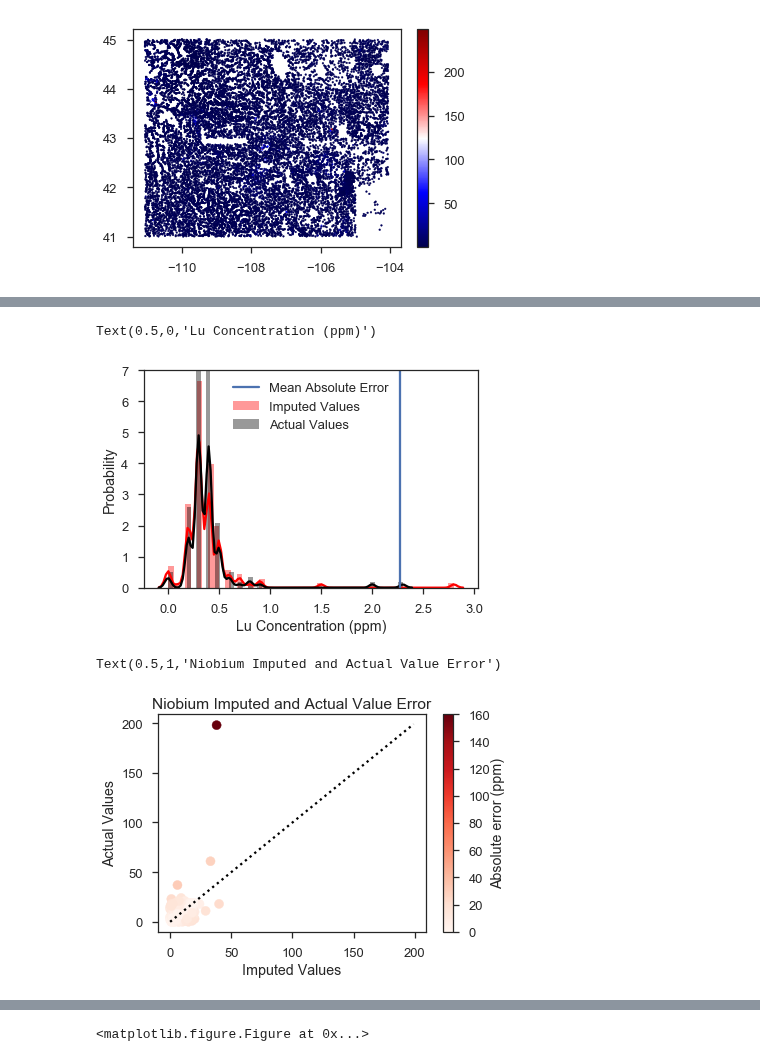
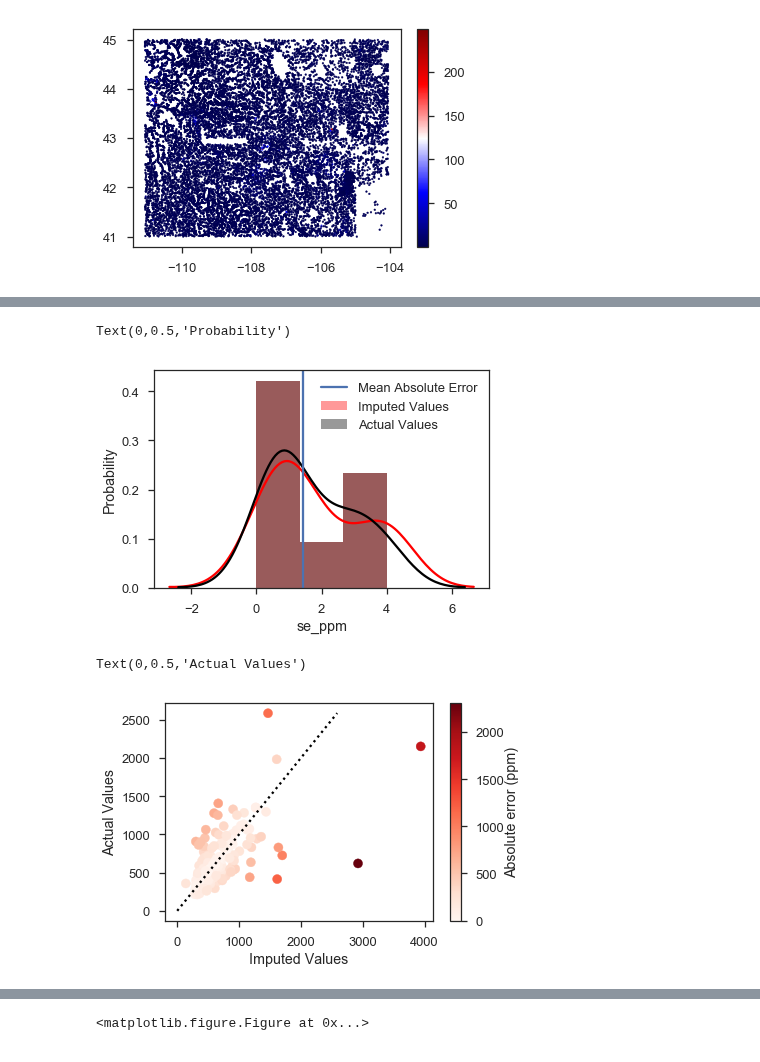
Before and after one commit to jessepisel/criticalandstrategic, a Jupyter notebook: Imputed Critical mineral EDA.ipynb, the cells around one changed output, grey strips where cells are left out. Cells and saved outputs as stored; diff of their text form; code cells hidden in the pictures.

```diff
--- a/Imputed Critical mineral EDA.ipynb
+++ b/Imputed Critical mineral EDA.ipynb
@@ -232,25 +221,25 @@ for i in range(len(dataColumns)):
 # %%
-sns.distplot(imputedValues[25], label='Imputed Values', color ='red')
-sns.distplot(correctValues[25], label= 'Actual Values', color = 'black')
-plt.axvline(mae[0], label='Mean Absolute Error')
+sns.distplot(imputedValues[-14], label='Imputed Values', color ='red')
+sns.distplot(correctValues[-14], label= 'Actual Values', color = 'black')
+plt.axvline(mae[-14], label='Mean Absolute Error')
 plt.legend()
 plt.ylabel('Probability')
-plt.xlabel('Lu Concentration (ppm)')
+#plt.xlabel('Lu Concentration (ppm)')
 # %% [output]
-Text(0.5,0,'Lu Concentration (ppm)')
+Text(0,0.5,'Probability')
-[figure, old version]
+[figure, new version]
 # %%
 #for i in range(len(dataColumns)):
-plt.scatter(imputedValues[30], correctValues[30], c=abs(imputedValues[30]-correctValues[30]).values, cmap='Reds')
+plt.scatter(imputedValues[7], correctValues[7], c=abs(imputedValues[7]-correctValues[7]).values, cmap='Reds')
 cbar= plt.colorbar()
 cbar.set_label("Absolute error (ppm)", labelpad=+1)
-plt.plot(range(np.int(np.max(correctValues[30]))+2), c='k',linestyle=':')
+plt.plot(range(np.int(np.max(correctValues[7]))+2), c='k',linestyle=':')
 plt.xlabel('Imputed Values')
 plt.ylabel('Actual Values')
 #plt.title(str(dataColumns[44]))
-plt.title('Niobium Imputed and Actual Value Error')
+#plt.title('Niobium Imputed and Actual Value Error')
     #plt.savefig('M:/critical/validation_results/'+str(dataColumns[i])+' crossplot.jpg')
     #plt.clf()
 # %% [output]
-Text(0.5,1,'Niobium Imputed and Actual Value Error')
+Text(0,0.5,'Actual Values')
-[figure, old version]
+[figure, new version]
```
Also changed, not shown: parts of 7 cells of this notebook.
